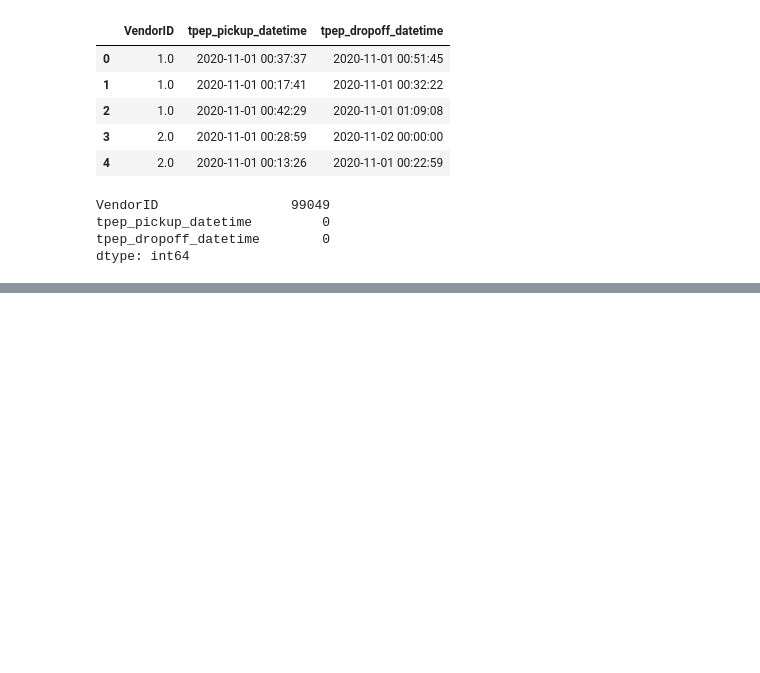
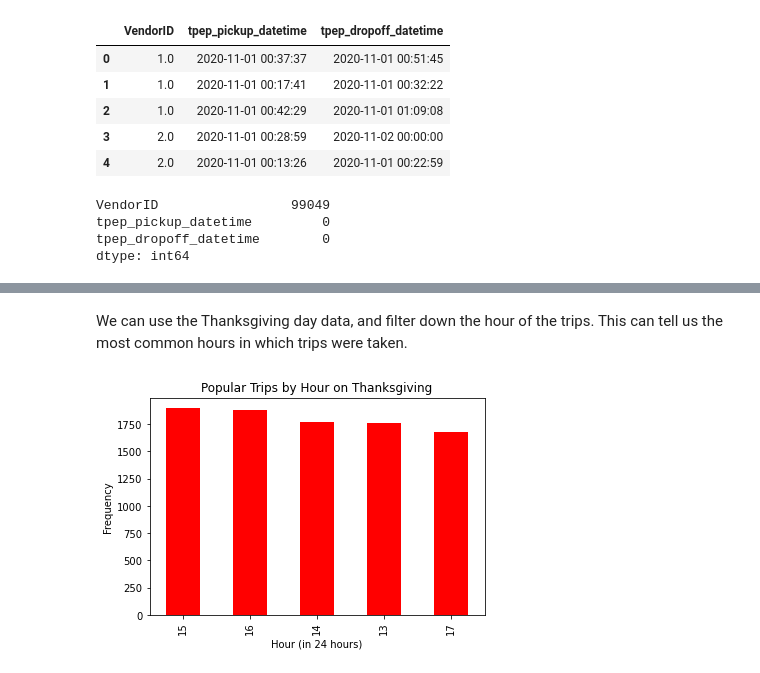
Before and after one commit to zachagreenberg/DatetimeDemo, a Jupyter notebook: datetime_demo.ipynb, the cells around one changed output, grey strips where cells are left out. Cells and saved outputs as stored; diff of their text form; code cells hidden in the pictures; blank space fills up the shorter version.

```diff
--- a/datetime_demo.ipynb
+++ b/datetime_demo.ipynb
@@ -30,0 +136,9 @@ df = df[df['tpep_pickup_datetime'].str.contains('2020-11')]
+# %% [markdown]
+We can use the Thanksgiving day data, and filter down the hour of the trips. This can tell us the most common hours in which trips were taken.
+# %%
+thanksgiving['tpep_pickup_datetime'].dt.hour.value_counts().head().plot.bar(color = 'red')
+plt.title('Popular Trips by Hour on Thanksgiving')
+plt.xlabel('Hour (in 24 hours)')
+plt.ylabel('Frequency');
+# %% [output]
+[figure, added]
```
Also changed, not shown: parts of 27 cells of this notebook.
